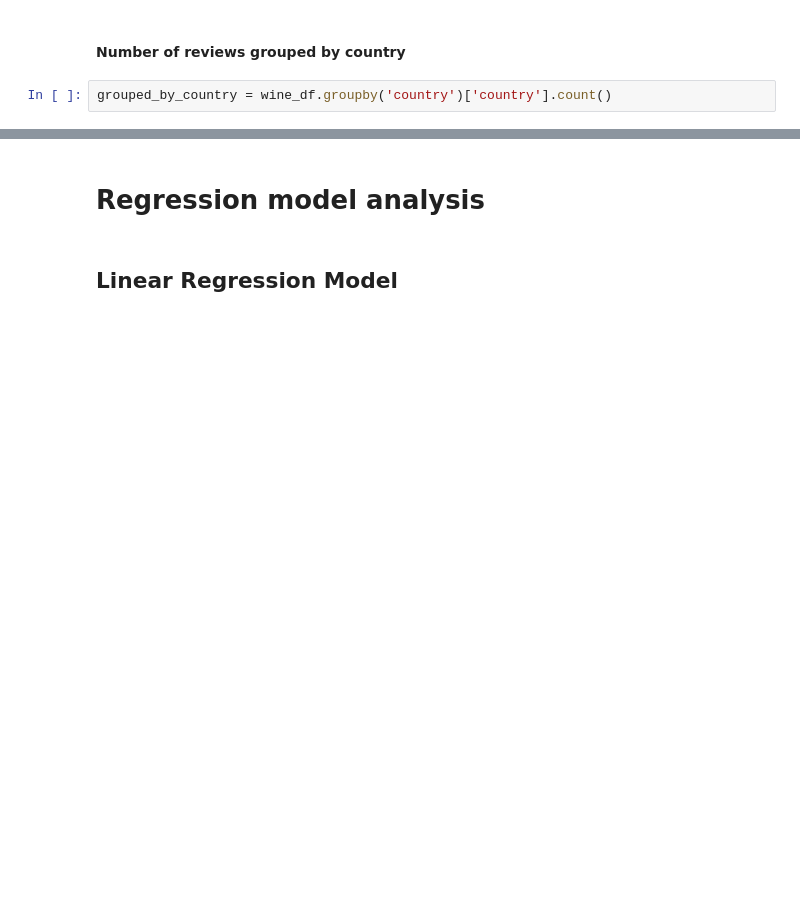
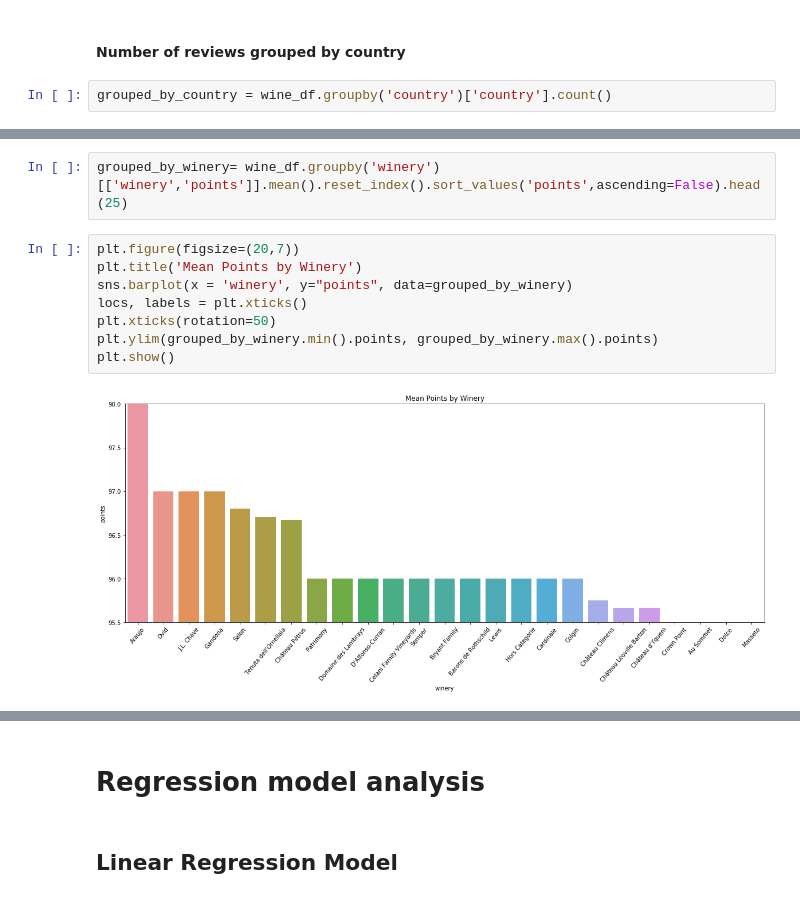
Before and after one commit to edgar971/cs598-stats, a Jupyter notebook: project/project-1.ipynb, the cells around one changed output, grey strips where cells are left out. Drawn from its saved outputs; the diff is of its cells as text; blank space fills up the shorter version.

```diff
--- a/project/project-1.ipynb
+++ b/project/project-1.ipynb
@@ -68,0 +87,12 @@ plt.show()
+# %%
+grouped_by_winery= wine_df.groupby('winery')[['winery','points']].mean().reset_index().sort_values('points',ascending=False).head(25)
+# %%
+plt.figure(figsize=(20,7))
+plt.title('Mean Points by Winery')
+sns.barplot(x = 'winery', y="points", data=grouped_by_winery)
+locs, labels = plt.xticks()
+plt.xticks(rotation=50)
+plt.ylim(grouped_by_winery.min().points, grouped_by_winery.max().points)
+plt.show()
+# %% [output]
+[figure, added]
```
Also changed, not shown: parts of 30 cells of this notebook.
